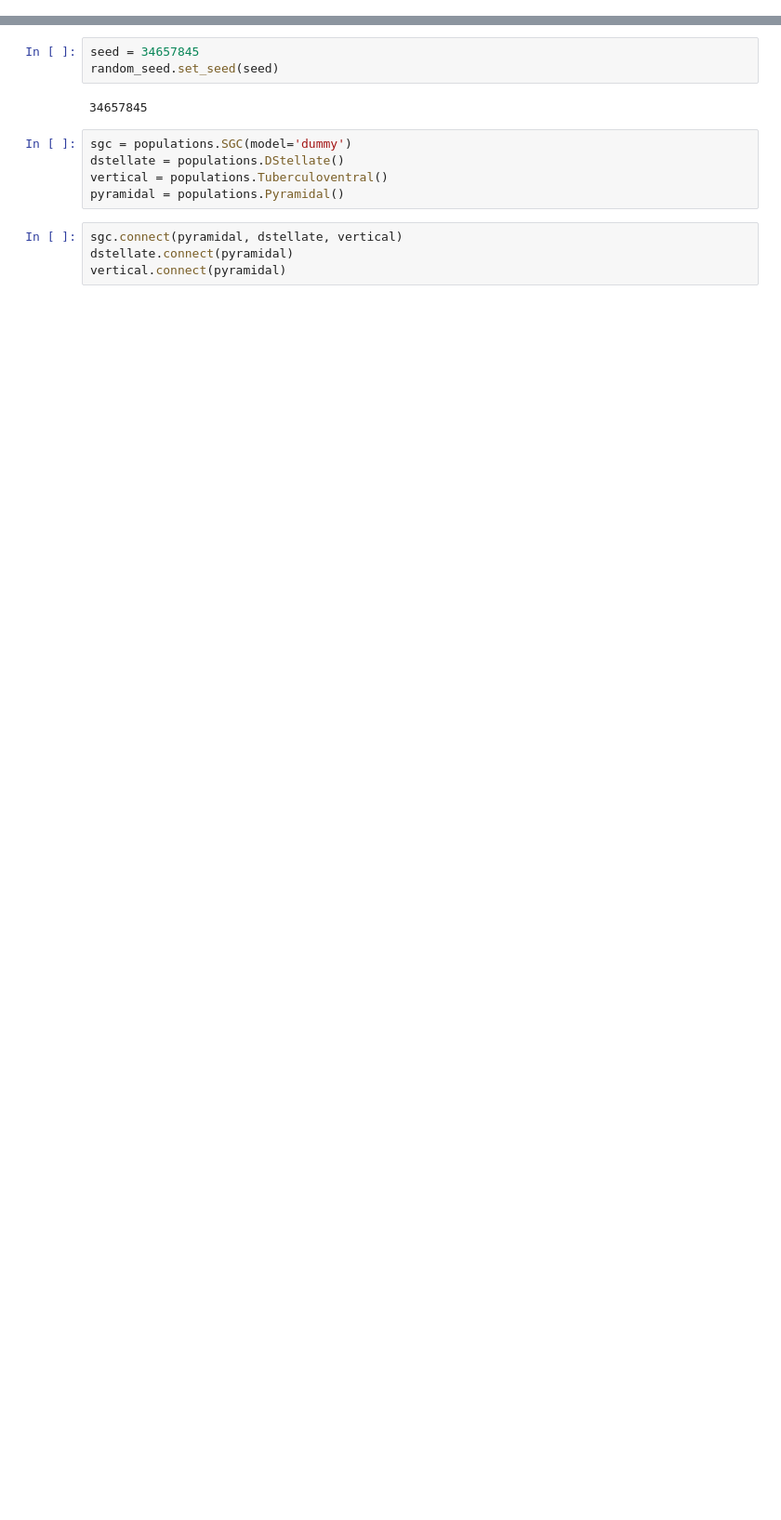
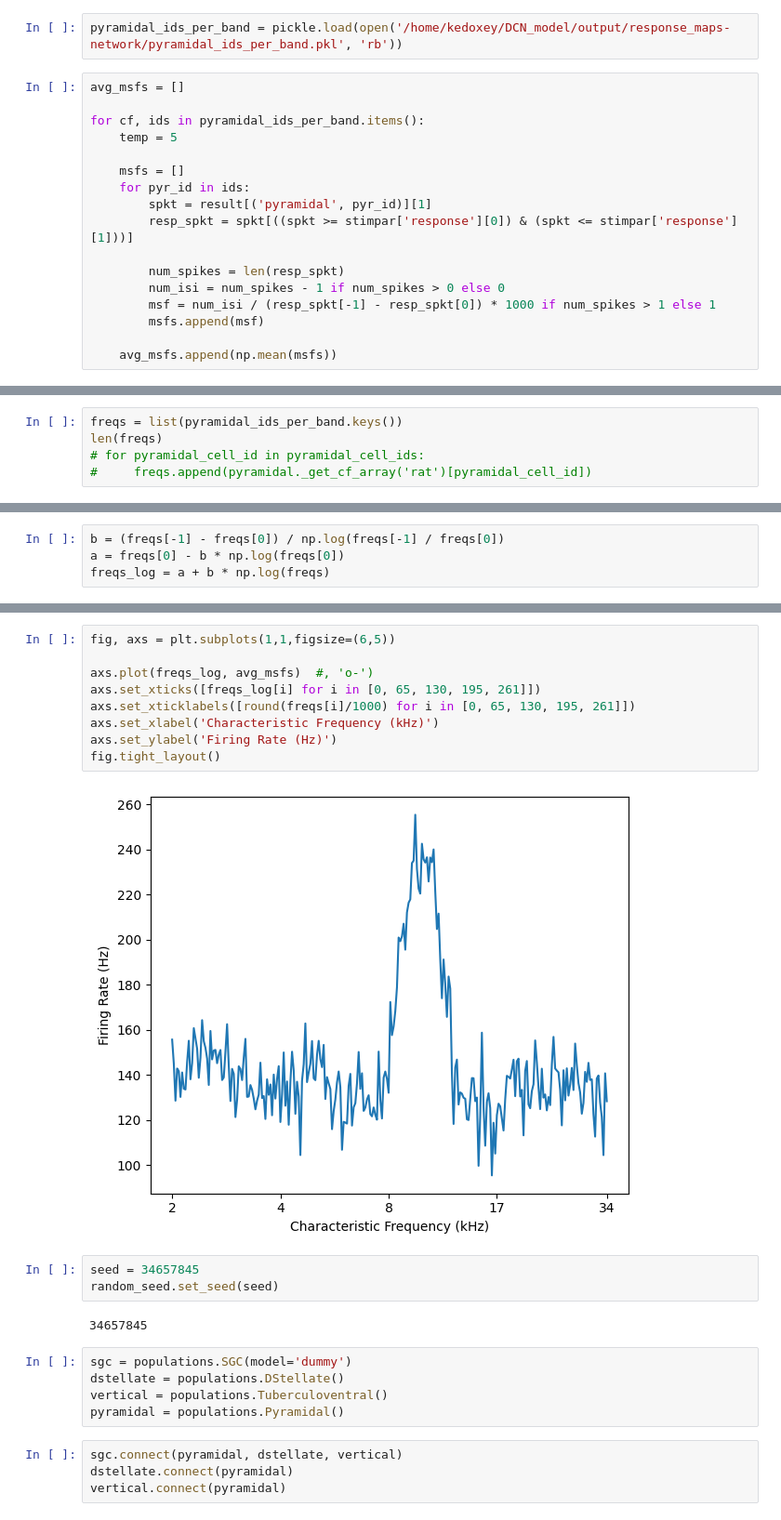
Before and after one commit to kedoxey/DCN_model, a Jupyter notebook: notebooks/cnmodel_network.ipynb, the cells around one changed output, grey strips where cells are left out. Shown at 93% size. Saved outputs shown, nothing was run; the diff lists cells and outputs as text; blank space fills up the shorter version.

```diff
--- a/notebooks/cnmodel_network.ipynb
+++ b/notebooks/cnmodel_network.ipynb
@@ -21,0 +107,19 @@ Warning: no DISPLAY environment variable.
+# %%
+pyramidal_ids_per_band = pickle.load(open('/home/kedoxey/DCN_model/output/response_maps-network/pyramidal_ids_per_band.pkl', 'rb'))
+# %%
+avg_msfs = []
+
+for cf, ids in pyramidal_ids_per_band.items():
+    temp = 5
+
+    msfs = []
+    for pyr_id in ids:
+        spkt = result[('pyramidal', pyr_id)][1]
+        resp_spkt = spkt[((spkt >= stimpar['response'][0]) & (spkt <= stimpar['response'][1]))]
+
+        num_spikes = len(resp_spkt)
+        num_isi = num_spikes - 1 if num_spikes > 0 else 0
+        msf = num_isi / (resp_spkt[-1] - resp_spkt[0]) * 1000 if num_spikes > 1 else 1
+        msfs.append(msf)
+
+    avg_msfs.append(np.mean(msfs))
@@ -21,0 +132,5 @@ Warning: no DISPLAY environment variable.
+# %%
+freqs = list(pyramidal_ids_per_band.keys())
+len(freqs)
+# for pyramidal_cell_id in pyramidal_cell_ids:
+#     freqs.append(pyramidal._get_cf_array('rat')[pyramidal_cell_id])
@@ -21,0 +139,4 @@ Warning: no DISPLAY environment variable.
+# %%
+b = (freqs[-1] - freqs[0]) / np.log(freqs[-1] / freqs[0])
+a = freqs[0] - b * np.log(freqs[0])
+freqs_log = a + b * np.log(freqs)
@@ -22,3 +167,14 @@ Warning: no DISPLAY environment variable.
+# %%
+fig, axs = plt.subplots(1,1,figsize=(6,5))
+
+axs.plot(freqs_log, avg_msfs)  #, 'o-')
+axs.set_xticks([freqs_log[i] for i in [0, 65, 130, 195, 261]])
+axs.set_xticklabels([round(freqs[i]/1000) for i in [0, 65, 130, 195, 261]])
+axs.set_xlabel('Characteristic Frequency (kHz)')
+axs.set_ylabel('Firing Rate (Hz)')
+fig.tight_layout()
+# %% [output]
+[figure, added]
 # %%
 seed = 34657845
 random_seed.set_seed(seed)
```
Also changed, not shown: parts of 18 cells of this notebook.
